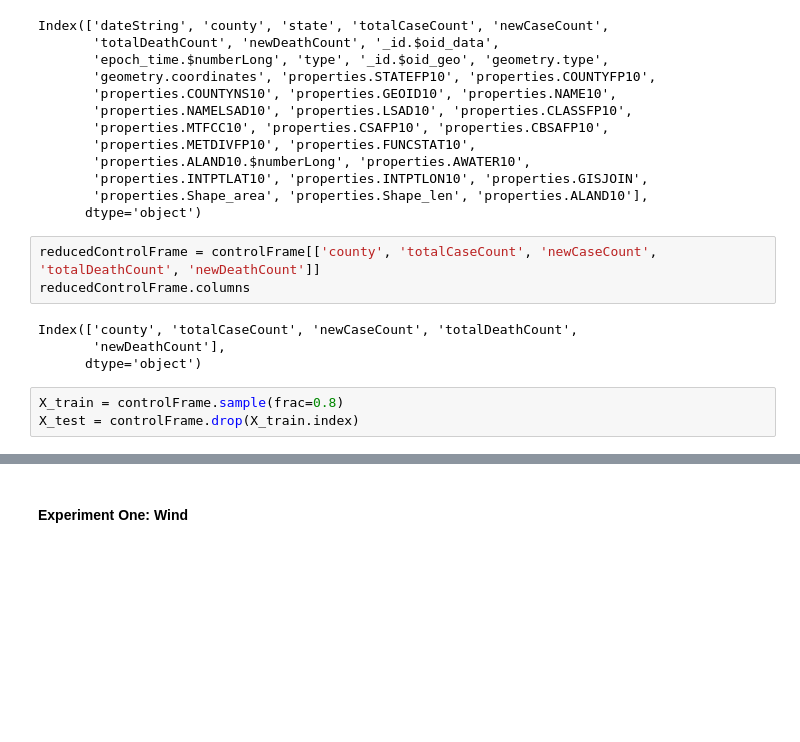
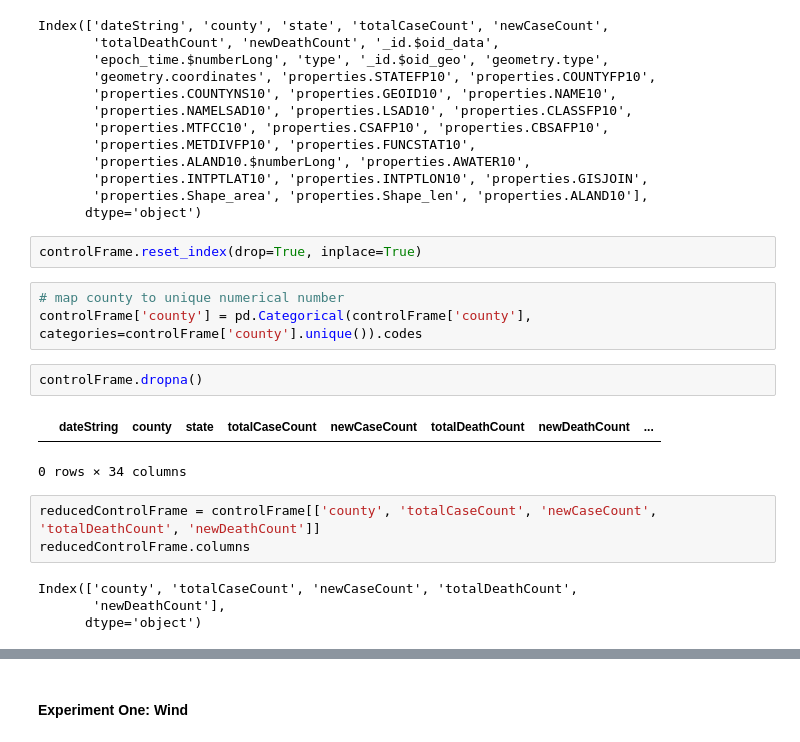
Before and after one commit to christian-westbrook/covid-19-and-weather-patterns, a Jupyter notebook: src/COVID-19 and Weather Patterns.ipynb, the cells around one changed output, grey strips where cells are left out. Drawn from its saved outputs; the diff is of its cells as text; blank space fills up the shorter version.

```diff
--- a/src/COVID-19 and Weather Patterns.ipynb
+++ b/src/COVID-19 and Weather Patterns.ipynb
@@ -481,6 +483,16 @@ Index(['dateString', 'county', 'state', 'totalCaseCount', 'newCaseCount',
        'properties.INTPTLAT10', 'properties.INTPTLON10', 'properties.GISJOIN',
        'properties.Shape_area', 'properties.Shape_len', 'properties.ALAND10'],
       dtype='object')
+# %%
+controlFrame.reset_index(drop=True, inplace=True)
+# %%
+# map county to unique numerical number
+controlFrame['county'] = pd.Categorical(controlFrame['county'], categories=controlFrame['county'].unique()).codes
+# %%
+controlFrame.dropna()
+# %% [output]
+|  | dateString | county | state | totalCaseCount | newCaseCount | totalDeathCount | newDeathCount | ... |
+0 rows × 34 columns
 # %%
 reducedControlFrame = controlFrame[['county', 'totalCaseCount', 'newCaseCount', 'totalDeathCount', 'newDeathCount']]
 reducedControlFrame.columns
@@ -488,6 +500,3 @@ reducedControlFrame.columns
 Index(['county', 'totalCaseCount', 'newCaseCount', 'totalDeathCount',
        'newDeathCount'],
       dtype='object')
-# %%
-X_train = controlFrame.sample(frac=0.8)
-X_test = controlFrame.drop(X_train.index)
```
Also changed, not shown: parts of 23 cells of this notebook.
